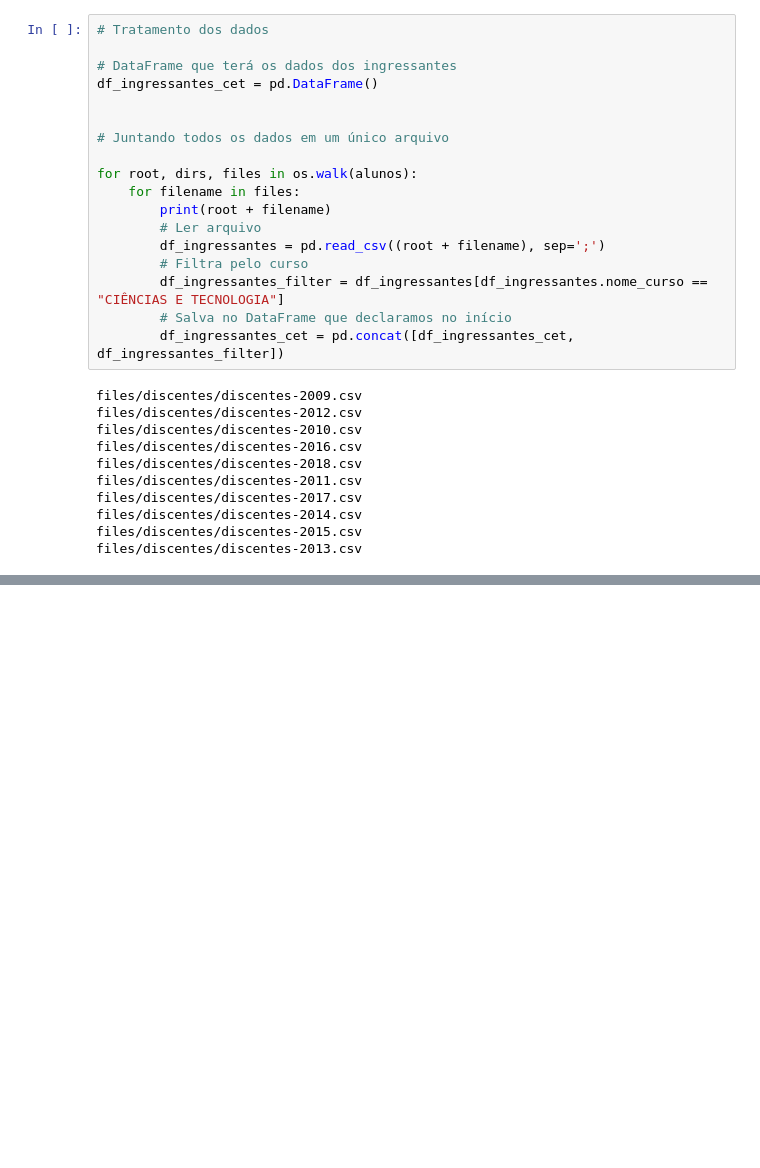
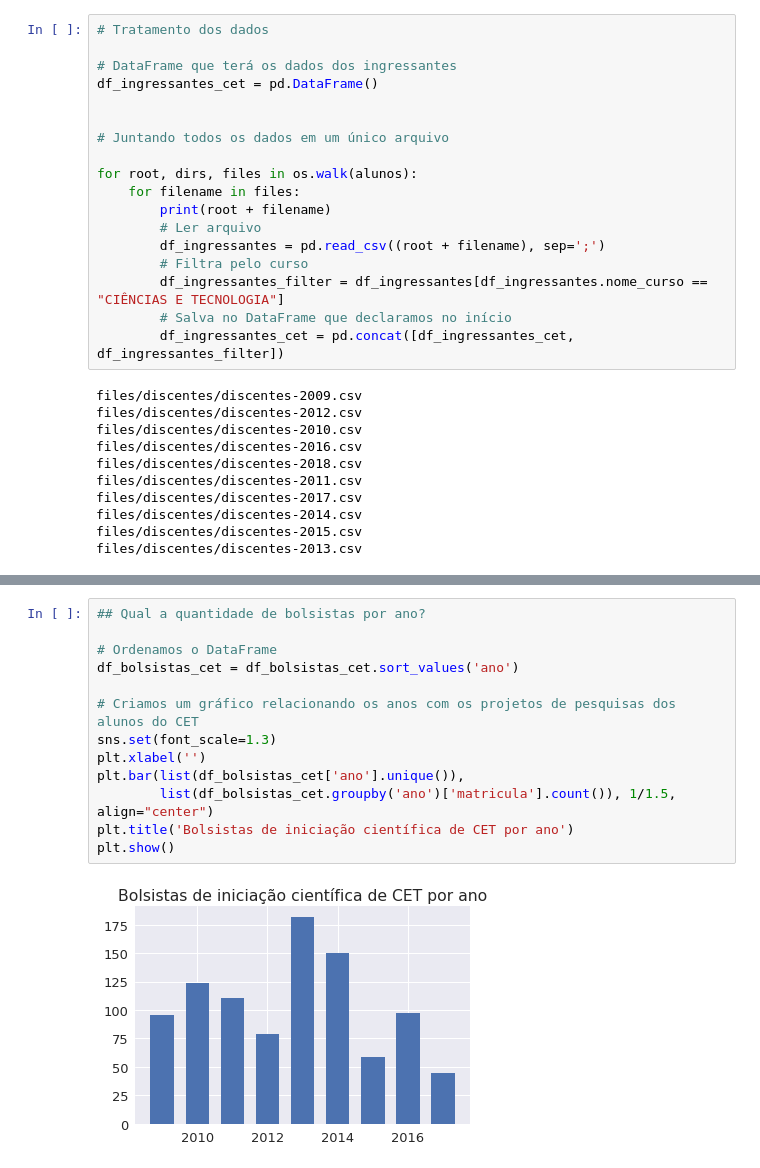
Before and after one commit to jilcimar/data-science, a Jupyter notebook: alunos-cet-ufrn/Análise dos dados dos alunos de C&T - UFRN.ipynb, the cells around one changed output, grey strips where cells are left out. Saved outputs shown, nothing was run; the diff lists cells and outputs as text; blank space fills up the shorter version.

```diff
--- a/alunos-cet-ufrn/Análise dos dados dos alunos de C&T - UFRN.ipynb
+++ b/alunos-cet-ufrn/Análise dos dados dos alunos de C&T - UFRN.ipynb
@@ -86,0 +109,15 @@ df_bolsistas_cet.to_csv('data/bolsistas_cet.csv')
+# %%
+## Qual a quantidade de bolsistas por ano?
+
+# Ordenamos o DataFrame
+df_bolsistas_cet = df_bolsistas_cet.sort_values('ano')
+
+# Criamos um gráfico relacionando os anos com os projetos de pesquisas dos alunos do CET
+sns.set(font_scale=1.3)
+plt.xlabel('')
+plt.bar(list(df_bolsistas_cet['ano'].unique()),
+        list(df_bolsistas_cet.groupby('ano')['matricula'].count()), 1/1.5, align="center")
+plt.title('Bolsistas de iniciação científica de CET por ano')
+plt.show()
+# %% [output]
+[figure, added]
```
Also changed, not shown: parts of 6 cells of this notebook.
